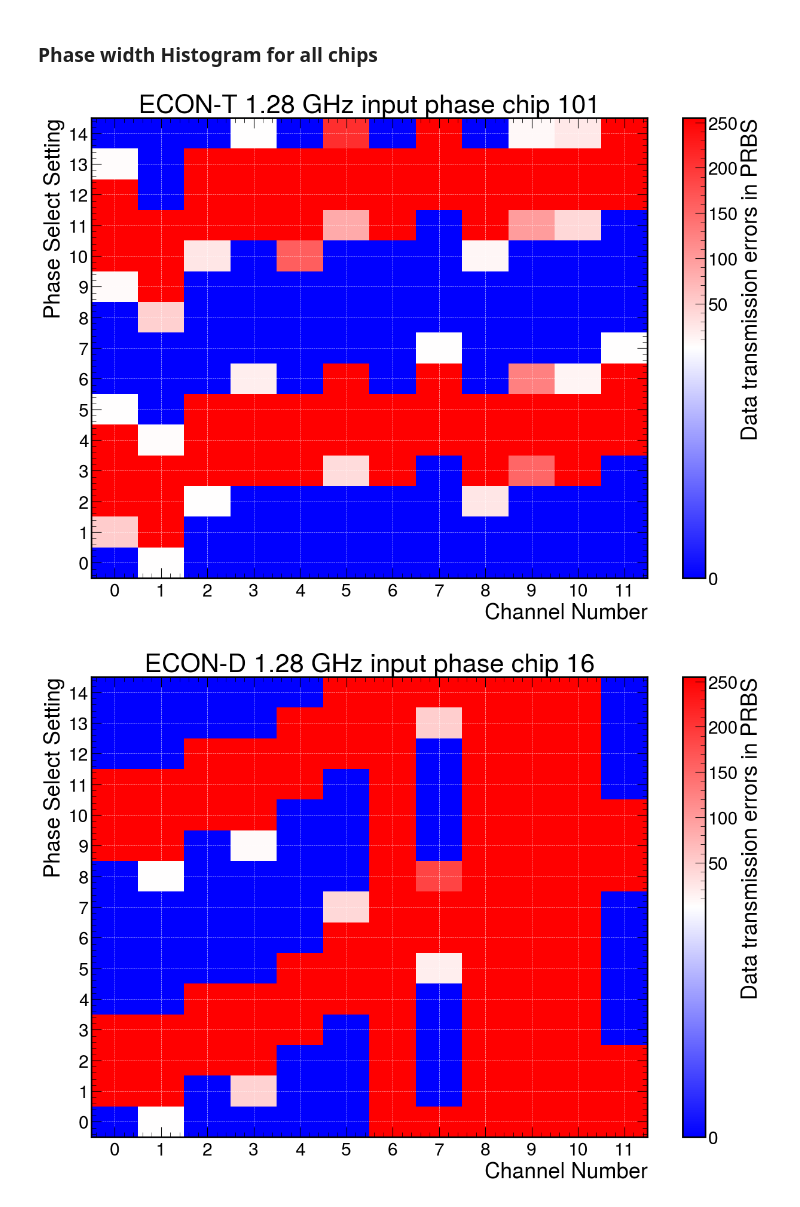
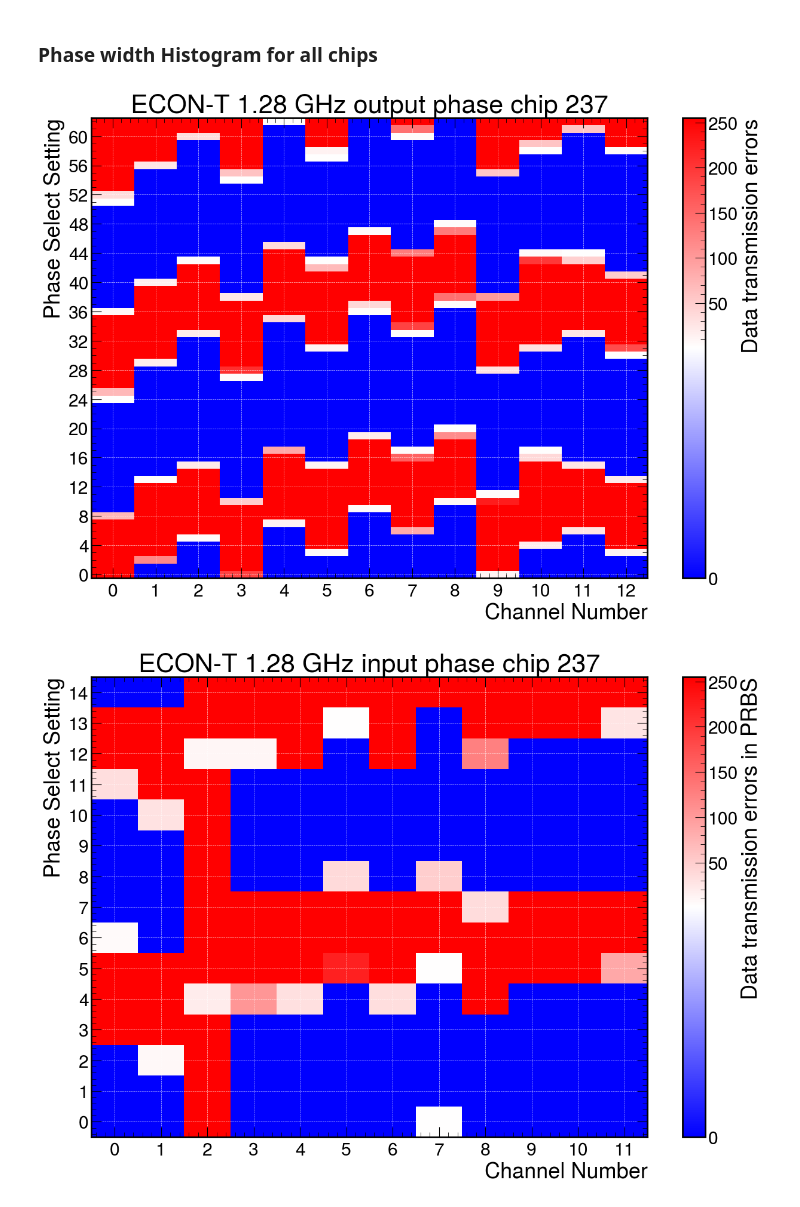
Before and after one commit to bhbam/Asic_plots, a Jupyter notebook: plot_from_database_for_both_econ.ipynb, the cells around one changed output. Saved outputs shown, nothing was run; the diff lists cells and outputs as text; code cells hidden in the pictures.

```diff
--- a/plot_from_database_for_both_econ.ipynb
+++ b/plot_from_database_for_both_econ.ipynb
@@ -221,6 +217,0 @@ def phase_width_hist_eTx(out_dir="PLOTS",database="Econt_database", table="Econt
-# %%
-phase_scan_eRx(101,"test_plots","Econt_database","Econt_table")
-phase_scan_eRx(16,"test_plots","Econd_database","Econd_table")
-# %% [output]
-[figure, removed]
-[figure, removed]
@@ -227,3 +240,9 @@ phase_scan_eRx(16,"test_plots","Econd_database","Econd_table")
+# %%
+phase_scan_eTx(chip_number=237,out_dir='test_plots',database='Econt_database',table='Econt_table')
+phase_scan_eRx(chip_number=237,out_dir='test_plots',database='Econt_database',table='Econt_table')
+# %% [output]
+[figure, added]
+[figure, added]
 # %%
 max_volin_plot_eRx("max_phase_width_eRx","Max","test_plots","Econt_database", "Econt_table");
 # %% [output]
```
Also changed, not shown: parts of 41 cells of this notebook, 8 other files.
